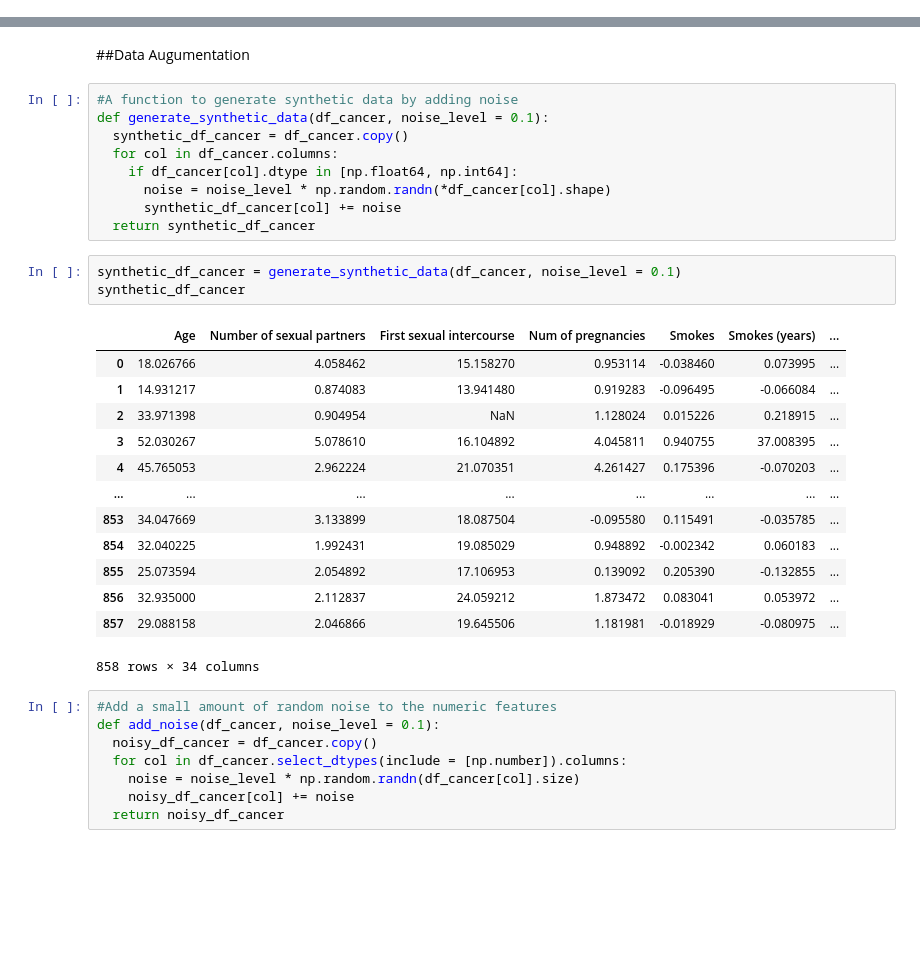
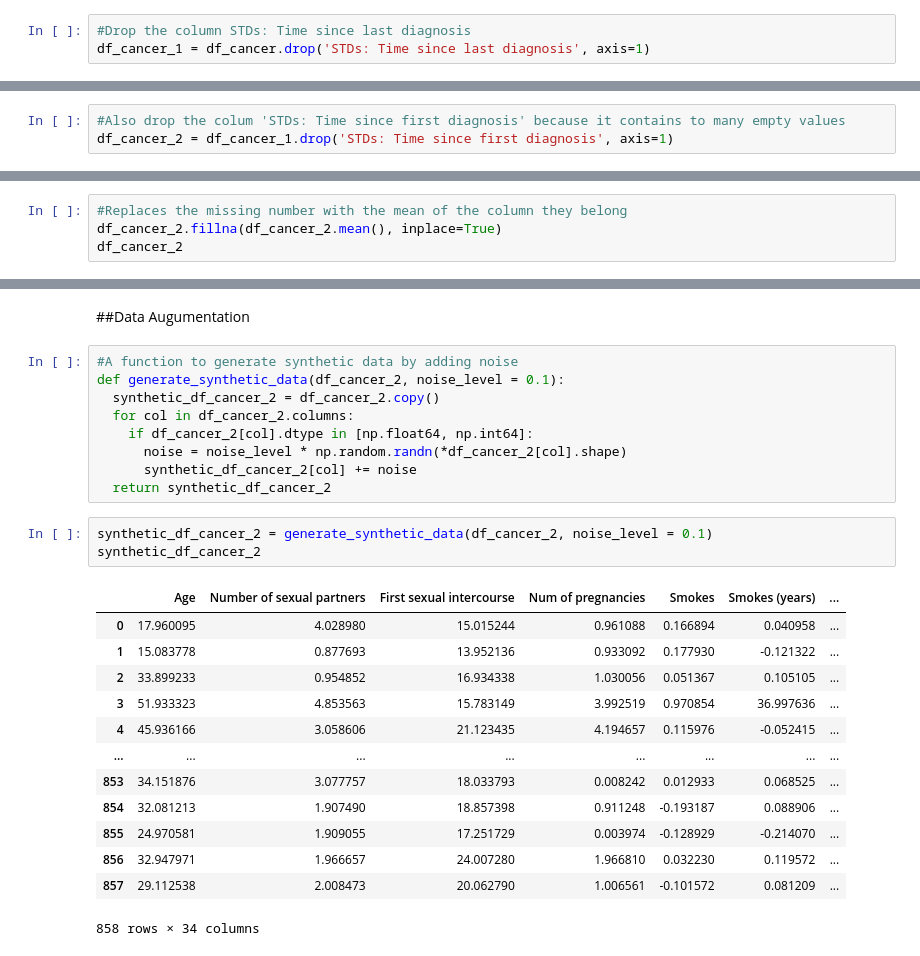
Before and after one commit to rotphilipadeb/Predictive-Modelling-for-Cervical-Cancer-Risk-Assessment, a Jupyter notebook: cancer_model_prediction.ipynb, the cells around one changed output, grey strips where cells are left out. Saved outputs shown, nothing was run; the diff lists cells and outputs as text; blank space fills up the shorter version.

```diff
--- a/cancer_model_prediction.ipynb
+++ b/cancer_model_prediction.ipynb
@@ -65,3 +70,6 @@ df_cancer.shape, df_cancer.columns
 2. Fill in missing data with the mean
 3. Perform data augumentation
 4. remove the target column and assign it to a new variable
+# %%
+#Drop the column STDs: Time since last diagnosis
+df_cancer_1 = df_cancer.drop('STDs: Time since last diagnosis', axis=1)
@@ -67,0 +92,3 @@ df_cancer.shape, df_cancer.columns
+# %%
+#Also drop the colum 'STDs: Time since first diagnosis' because it contains to many empty values
+df_cancer_2 = df_cancer_1.drop('STDs: Time since first diagnosis', axis=1)
@@ -171,0 +183,4 @@ df_cancer.dtypes, len(df_cancer.columns)
+# %%
+#Replaces the missing number with the mean of the column they belong
+df_cancer_2.fillna(df_cancer_2.mean(), inplace=True)
+df_cancer_2
@@ -210,35 +362,27 @@ model_1.fit(df_cancer, label)
 ##Data Augumentation
 # %%
 #A function to generate synthetic data by adding noise
-def generate_synthetic_data(df_cancer, noise_level = 0.1):
-  synthetic_df_cancer = df_cancer.copy()
-  for col in df_cancer.columns:
-    if df_cancer[col].dtype in [np.float64, np.int64]:
-      noise = noise_level * np.random.randn(*df_cancer[col].shape)
-      synthetic_df_cancer[col] += noise
-  return synthetic_df_cancer
+def generate_synthetic_data(df_cancer_2, noise_level = 0.1):
+  synthetic_df_cancer_2 = df_cancer_2.copy()
+  for col in df_cancer_2.columns:
+    if df_cancer_2[col].dtype in [np.float64, np.int64]:
+      noise = noise_level * np.random.randn(*df_cancer_2[col].shape)
+      synthetic_df_cancer_2[col] += noise
+  return synthetic_df_cancer_2
 # %%
-synthetic_df_cancer = generate_synthetic_data(df_cancer, noise_level = 0.1)
-synthetic_df_cancer
+synthetic_df_cancer_2 = generate_synthetic_data(df_cancer_2, noise_level = 0.1)
+synthetic_df_cancer_2
 # %% [output]
 |  | Age | Number of sexual partners | First sexual intercourse | Num of pregnancies | Smokes | Smokes (years) | ... |
-| 0 | 18.026766 | 4.058462 | 15.158270 | 0.953114 | -0.038460 | 0.073995 | ... |
-| 1 | 14.931217 | 0.874083 | 13.941480 | 0.919283 | -0.096495 | -0.066084 | ... |
-| 2 | 33.971398 | 0.904954 | NaN | 1.128024 | 0.015226 | 0.218915 | ... |
-| 3 | 52.030267 | 5.078610 | 16.104892 | 4.045811 | 0.940755 | 37.008395 | ... |
-| 4 | 45.765053 | 2.962224 | 21.070351 | 4.261427 | 0.175396 | -0.070203 | ... |
+| 0 | 17.960095 | 4.028980 | 15.015244 | 0.961088 | 0.166894 | 0.040958 | ... |
+| 1 | 15.083778 | 0.877693 | 13.952136 | 0.933092 | 0.177930 | -0.121322 | ... |
+| 2 | 33.899233 | 0.954852 | 16.934338 | 1.030056 | 0.051367 | 0.105105 | ... |
+| 3 | 51.933323 | 4.853563 | 15.783149 | 3.992519 | 0.970854 | 36.997636 | ... |
+| 4 | 45.936166 | 3.058606 | 21.123435 | 4.194657 | 0.115976 | -0.052415 | ... |
 | ... | ... | ... | ... | ... | ... | ... | ... |
-| 853 | 34.047669 | 3.133899 | 18.087504 | -0.095580 | 0.115491 | -0.035785 | ... |
-| 854 | 32.040225 | 1.992431 | 19.085029 | 0.948892 | -0.002342 | 0.060183 | ... |
-| 855 | 25.073594 | 2.054892 | 17.106953 | 0.139092 | 0.205390 | -0.132855 | ... |
-| 856 | 32.935000 | 2.112837 | 24.059212 | 1.873472 | 0.083041 | 0.053972 | ... |
-| 857 | 29.088158 | 2.046866 | 19.645506 | 1.181981 | -0.018929 | -0.080975 | ... |
+| 853 | 34.151876 | 3.077757 | 18.033793 | 0.008242 | 0.012933 | 0.068525 | ... |
+| 854 | 32.081213 | 1.907490 | 18.857398 | 0.911248 | -0.193187 | 0.088906 | ... |
+| 855 | 24.970581 | 1.909055 | 17.251729 | 0.003974 | -0.128929 | -0.214070 | ... |
+| 856 | 32.947971 | 1.966657 | 24.007280 | 1.966810 | 0.032230 | 0.119572 | ... |
+| 857 | 29.112538 | 2.008473 | 20.062790 | 1.006561 | -0.101572 | 0.081209 | ... |
 858 rows × 34 columns
-# %%
-#Add a small amount of random noise to the numeric features
-def add_noise(df_cancer, noise_level = 0.1):
-  noisy_df_cancer = df_cancer.copy()
-  for col in df_cancer.select_dtypes(include = [np.number]).columns:
-    noise = noise_level * np.random.randn(df_cancer[col].size)
-    noisy_df_cancer[col] += noise
-  return noisy_df_cancer
```
Also changed, not shown: parts of 56 cells of this notebook.
